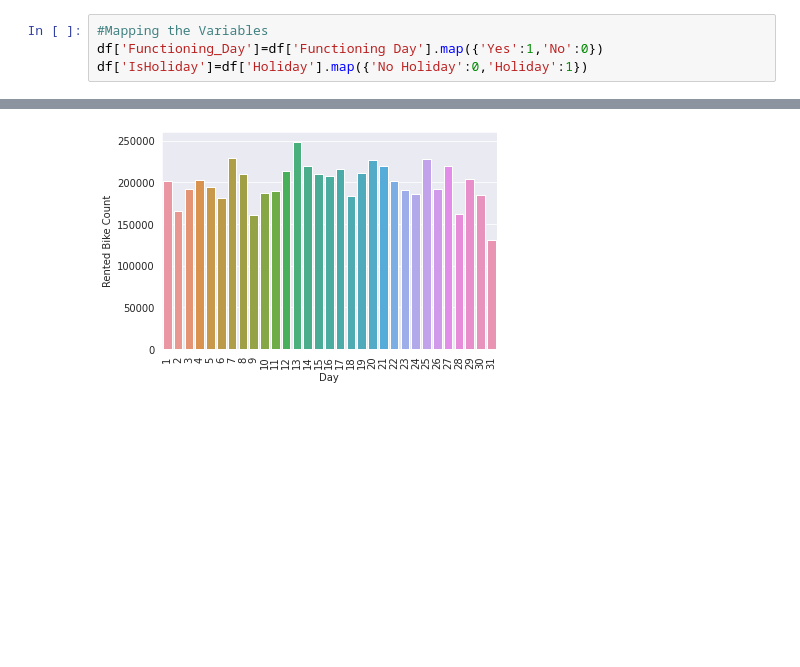
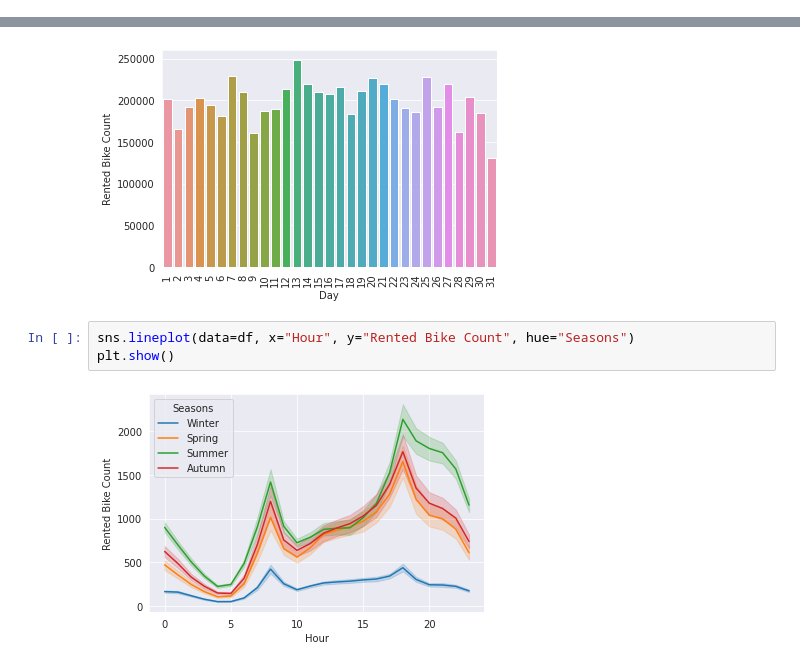
Before and after one commit to LikhithRam/Bike-demand-prediction, a Jupyter notebook: ML_Regression_Capstone__Project.ipynb, the cells around one changed output, grey strips where cells are left out. Drawn from its saved outputs; the diff is of its cells as text; blank space fills up the shorter version.

```diff
--- a/ML_Regression_Capstone__Project.ipynb
+++ b/ML_Regression_Capstone__Project.ipynb
@@ -204,7 +238,3 @@ sns.countplot(x="Holiday", data=df)
 # %% [output]
 <matplotlib.axes._subplots.AxesSubplot at 0x...>
 [figure]
-# %%
-#Mapping the Variables
-df['Functioning_Day']=df['Functioning Day'].map({'Yes':1,'No':0})
-df['IsHoliday']=df['Holiday'].map({'No Holiday':0,'Holiday':1})
@@ -260,3 +284,8 @@ sns.barplot(x="Day", y="Rented Bike Count", data=Day)
 plt.xticks(rotation=90);
 # %% [output]
 [figure]
+# %%
+sns.lineplot(data=df, x="Hour", y="Rented Bike Count", hue="Seasons")
+plt.show()
+# %% [output]
+[figure, added]
```
Also changed, not shown: parts of 47 cells of this notebook.
